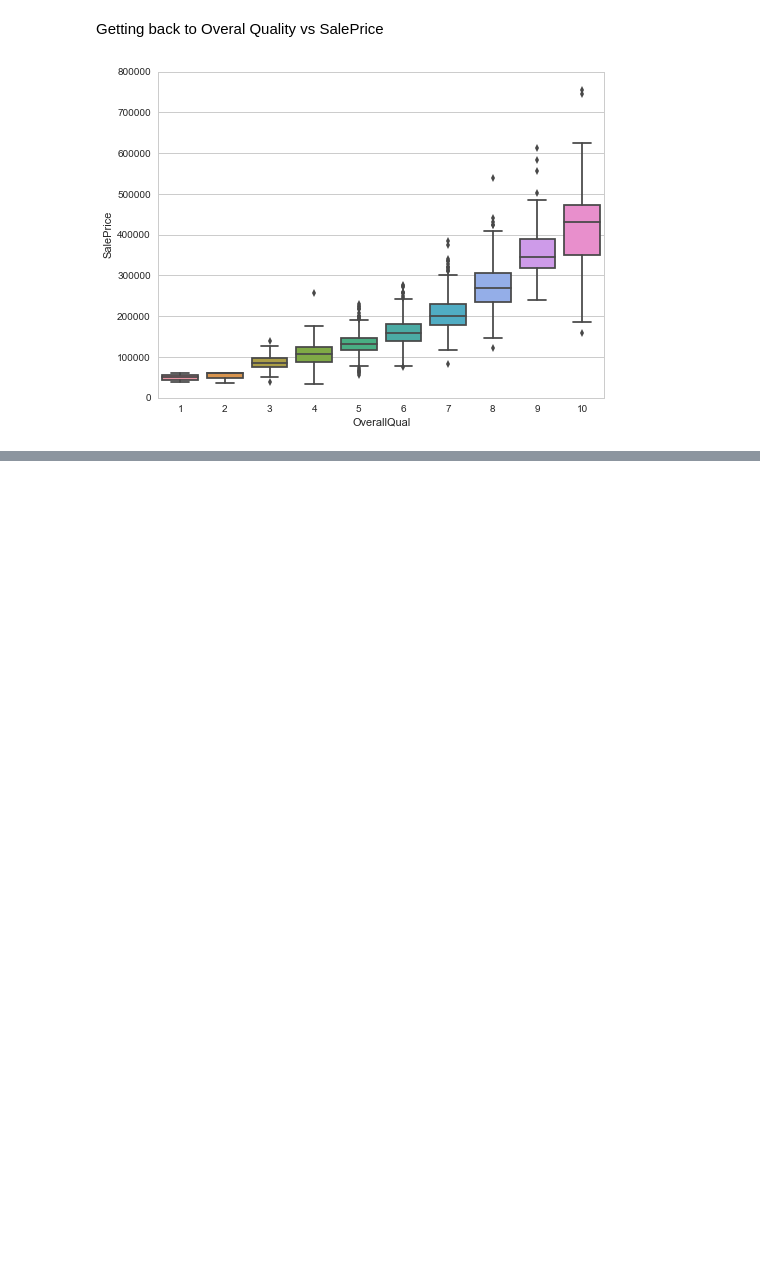
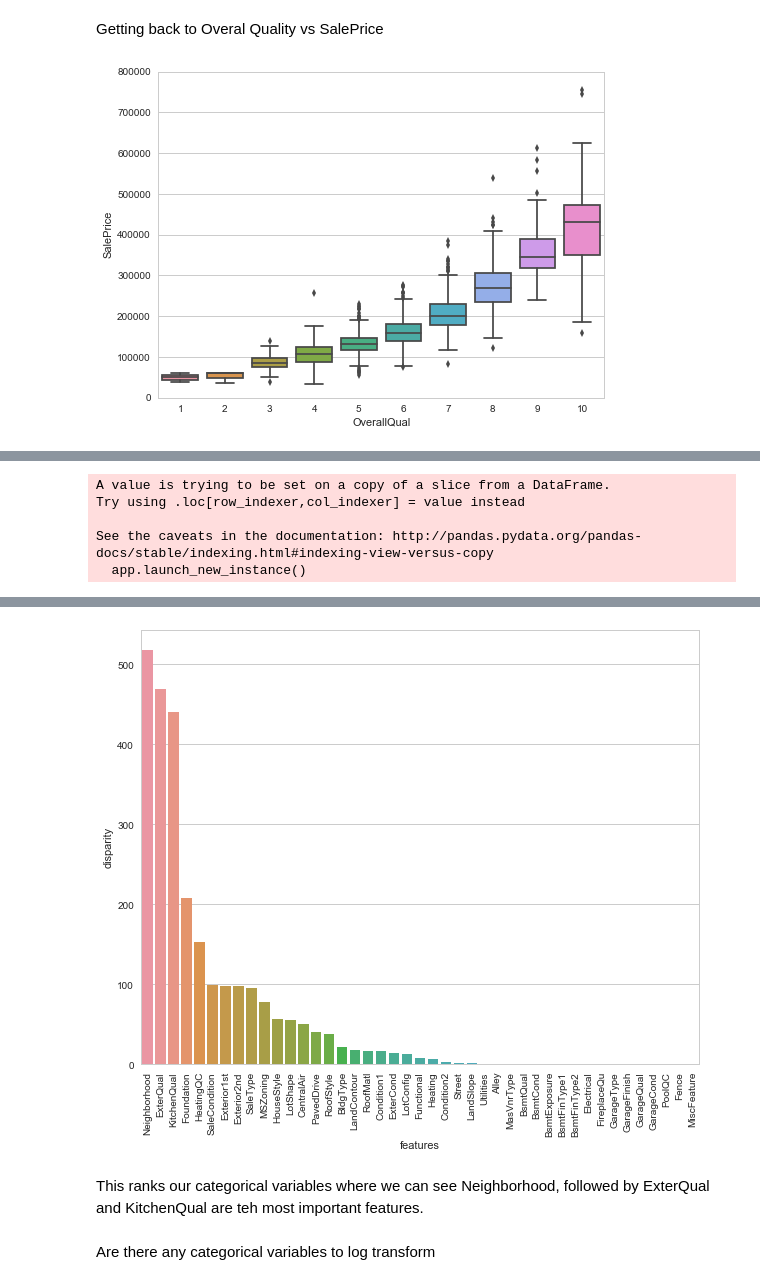
Before and after one commit to LukeMattingly/Kaggle, a Jupyter notebook: House_Prices - Data Exploration & Preprocessing.ipynb, the cells around one changed output, grey strips where cells are left out. Saved outputs shown, nothing was run; the diff lists cells and outputs as text; code cells hidden in the pictures; blank space fills up the shorter version.

```diff
--- a/House_Prices - Data Exploration & Preprocessing.ipynb
+++ b/House_Prices - Data Exploration & Preprocessing.ipynb
@@ -150,7 +166,7 @@ sns.distplot(target)
 Let's split our data into categorical, and numerical to explore each separately.
 # %%
 #Separate variables into new data frames
-numeric_data = data_train.select_dtypes(include=[np.number])
-cat_data = data_train.select_dtypes(exclude=[np.number])
-print "There are {} numeric and {} categorical columns in train data".format(numeric_data.shape[1],cat_data.shape[1])
+numeric_train = data_train.select_dtypes(include=[np.number])
+cat_train = data_train.select_dtypes(exclude=[np.number])
+print "There are {} numeric, including the target, and {} categorical columns in train data".format(numeric_data.shape[1],cat_data.shape[1])
 # %% [output]
@@ -223,0 +286,28 @@ fig.axis(ymin=0, ymax=800000);
+# %%
+cat = [f for f in data_train.columns if data_train.dtypes[f] == 'object']
+def anova(frame):
+    anv = pd.DataFrame()
+    anv['features'] = cat
+    pvals = []
+    for c in cat:
+           samples = []
+           for cls in frame[c].unique():
+                  s = frame[frame[c] == cls]['SalePrice'].values
+                  samples.append(s)
+           pval = stats.f_oneway(*samples)[1]
+           pvals.append(pval)
+    anv['pval'] = pvals
+    return anv.sort_values('pval')
+
+cat_data['SalePrice'] = data_train.SalePrice.values
+k = anova(cat_data)
+k['disparity'] = np.log(1./k['pval'].values)
+sns.barplot(data=k, x = 'features', y='disparity')
+plt.xticks(rotation=90)
+plt
+# %% [output]
+A value is trying to be set on a copy of a slice from a DataFrame.
+Try using .loc[row_indexer,col_indexer] = value instead
+
+See the caveats in the documentation: http://pandas.pydata.org/pandas-docs/stable/indexing.html#indexing-view-versus-copy
+  app.launch_new_instance()
@@ -223,0 +315,5 @@ fig.axis(ymin=0, ymax=800000);
+[figure, added]
+# %% [markdown]
+This ranks our categorical variables where we can see Neighborhood, followed by ExterQual and KitchenQual are teh most important features.
+# %% [markdown]
+Are there any categorical variables to log transform
```
Also changed, not shown: parts of 23 cells of this notebook, 1 other file.
